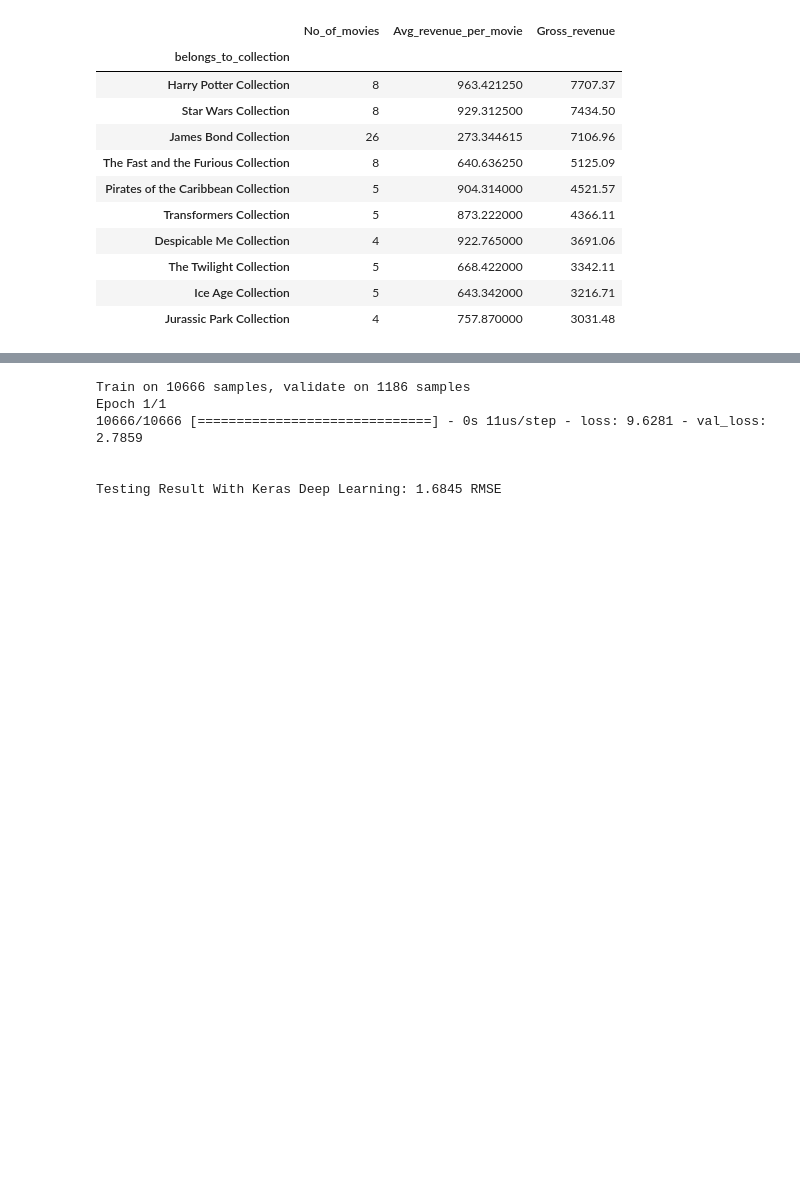
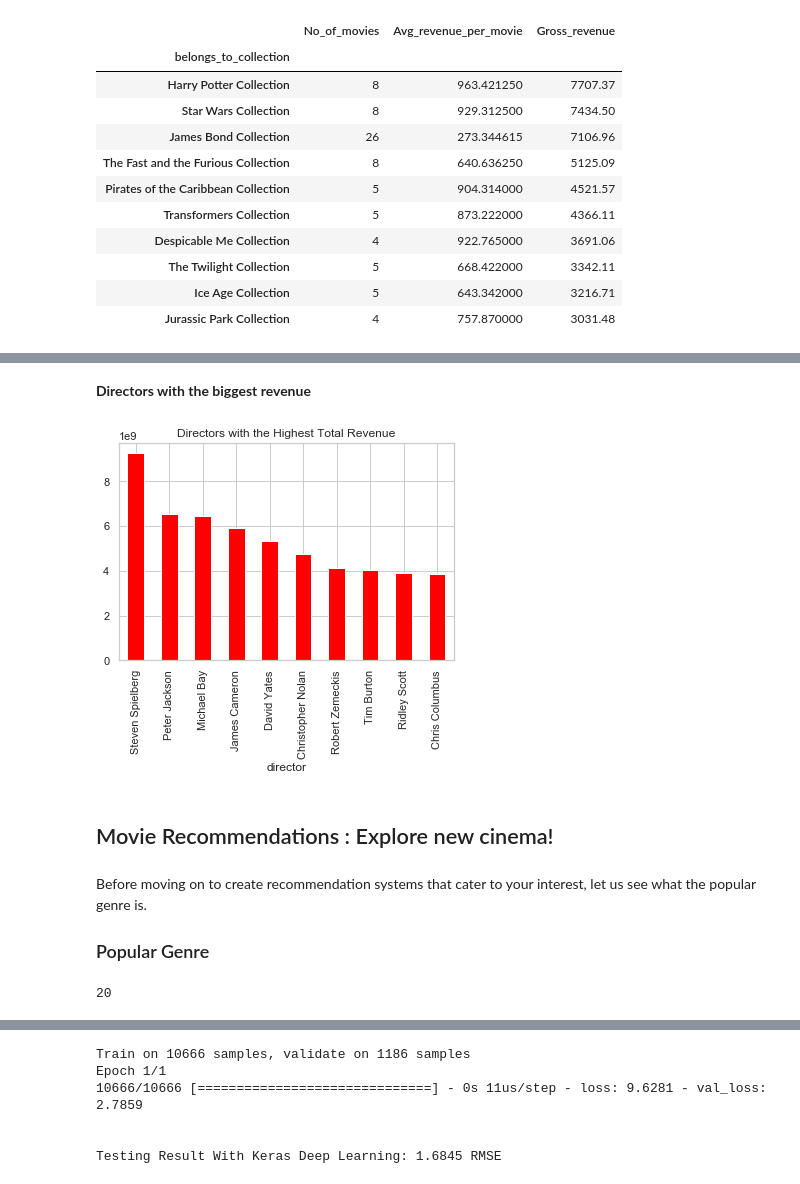
Before and after one commit to sanjay033/Movie-Recommendation, a Jupyter notebook: Movie Recommendation Engine.ipynb, the cells around one changed output, grey strips where cells are left out. Cells and saved outputs as stored; diff of their text form; code cells hidden in the pictures; blank space fills up the shorter version.

```diff
--- a/Movie Recommendation Engine.ipynb
+++ b/Movie Recommendation Engine.ipynb
@@ -309,0 +363,14 @@ df1.shape
+# %% [markdown]
+**Directors with the biggest revenue**
+# %%
+plt.title('Directors with the Highest Total Revenue')
+merged_data.groupby('director')['revenue'].sum().sort_values(ascending=False).head(10).plot(kind='bar', colormap='autumn')
+plt.show()
+# %% [output]
+[figure, added]
+# %% [markdown]
+## Movie Recommendations : Explore new cinema!
+# %% [markdown]
+Before moving on to create recommendation systems that cater to your interest, let us see what the popular genre is.
+
+### Popular Genre
@@ -309,0 +382,5 @@ df1.shape
+# %%
+gen_df = df.drop('genres', axis=1).join(s)
+gen_df['genre'].value_counts().shape[0]
+# %% [output]
+20
```
Also changed, not shown: parts of 87 cells of this notebook.
